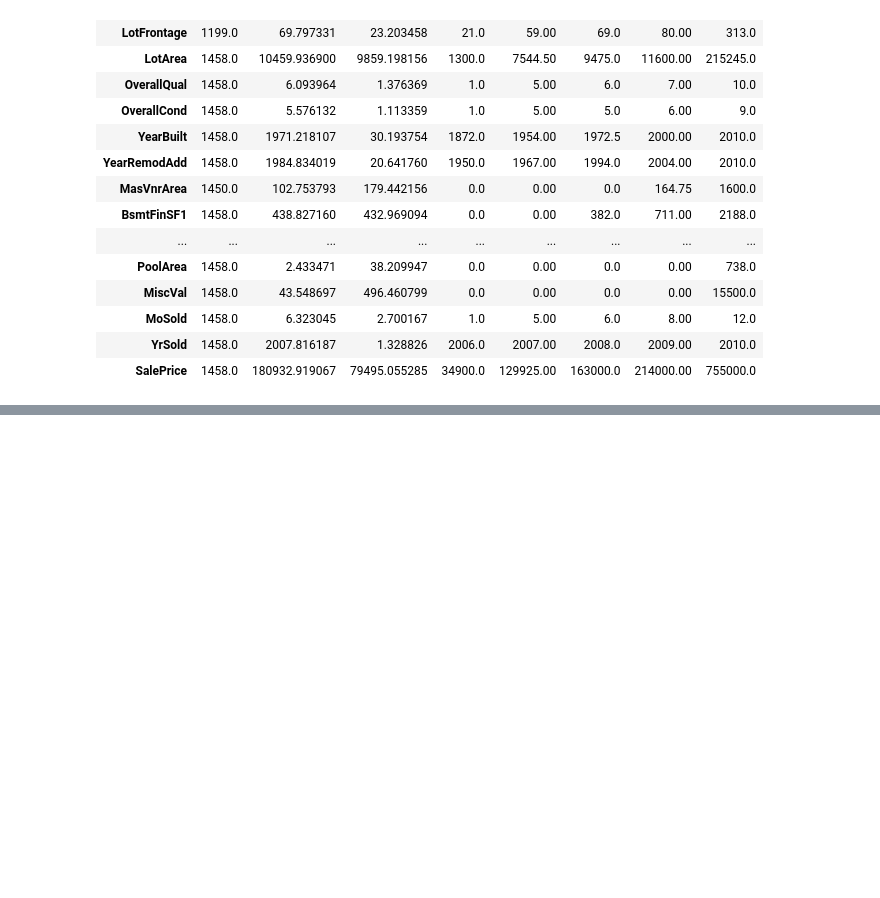
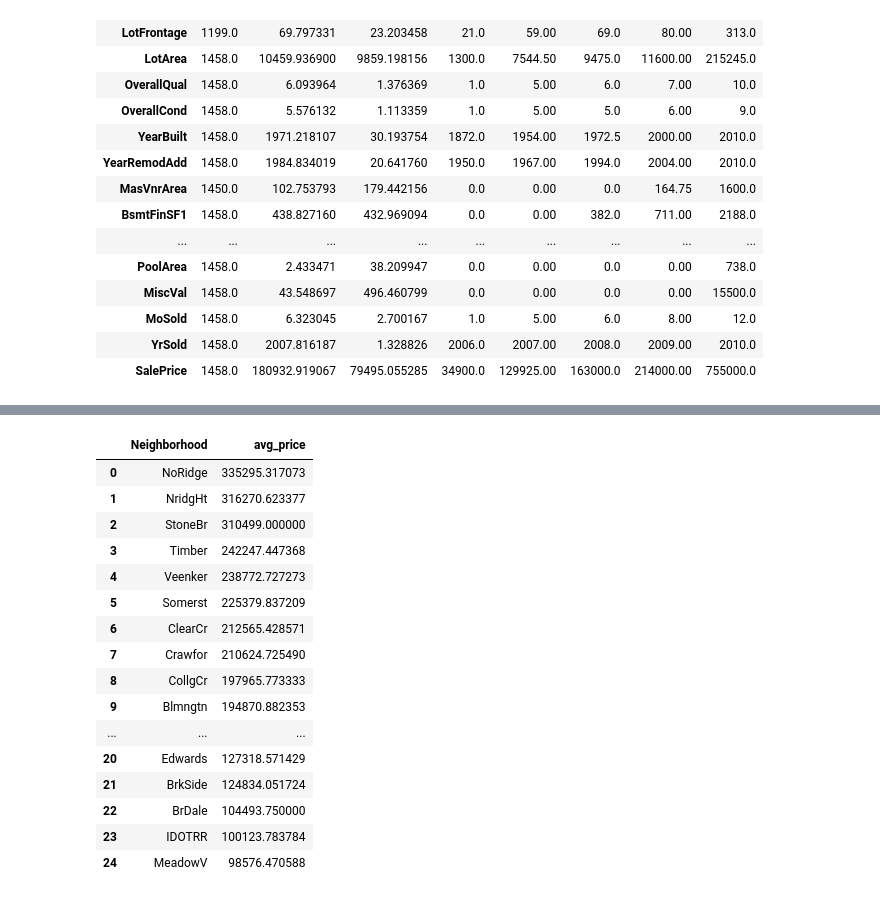
Before and after one commit to jrjoy1/Data_cleaning_practice, a Jupyter notebook: eda-1.ipynb, the cells around one changed output, grey strips where cells are left out. Saved outputs shown, nothing was run; the diff lists cells and outputs as text; code cells hidden in the pictures; blank space fills up the shorter version.

```diff
--- a/eda-1.ipynb
+++ b/eda-1.ipynb
@@ -271,0 +385,26 @@ df.describe().T
+# %%
+pd.read_sql("""
+SELECT Neighborhood,
+       AVG(SalePrice) AS avg_price
+FROM houses
+GROUP BY Neighborhood
+ORDER BY avg_price DESC
+""", conn)
+# %% [output]
+|  | Neighborhood | avg_price |
+| 0 | NoRidge | 335295.317073 |
+| 1 | NridgHt | 316270.623377 |
+| 2 | StoneBr | 310499.000000 |
+| 3 | Timber | 242247.447368 |
+| 4 | Veenker | 238772.727273 |
+| 5 | Somerst | 225379.837209 |
+| 6 | ClearCr | 212565.428571 |
+| 7 | Crawfor | 210624.725490 |
+| 8 | CollgCr | 197965.773333 |
+| 9 | Blmngtn | 194870.882353 |
+| ... | ... | ... |
+| 20 | Edwards | 127318.571429 |
+| 21 | BrkSide | 124834.051724 |
+| 22 | BrDale | 104493.750000 |
+| 23 | IDOTRR | 100123.783784 |
+| 24 | MeadowV | 98576.470588 |
```
Also changed, not shown: parts of 10 cells of this notebook, 1 other file.
